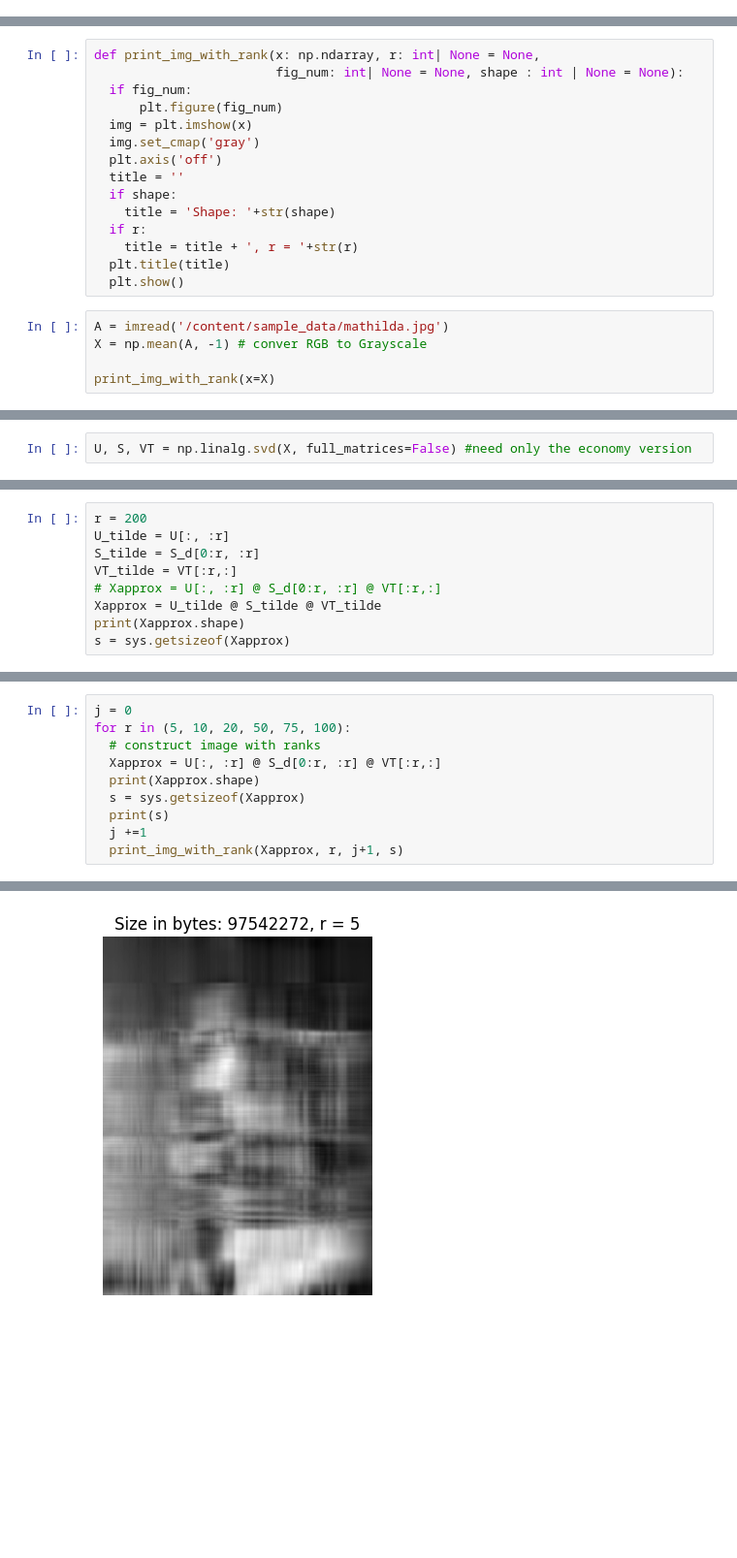
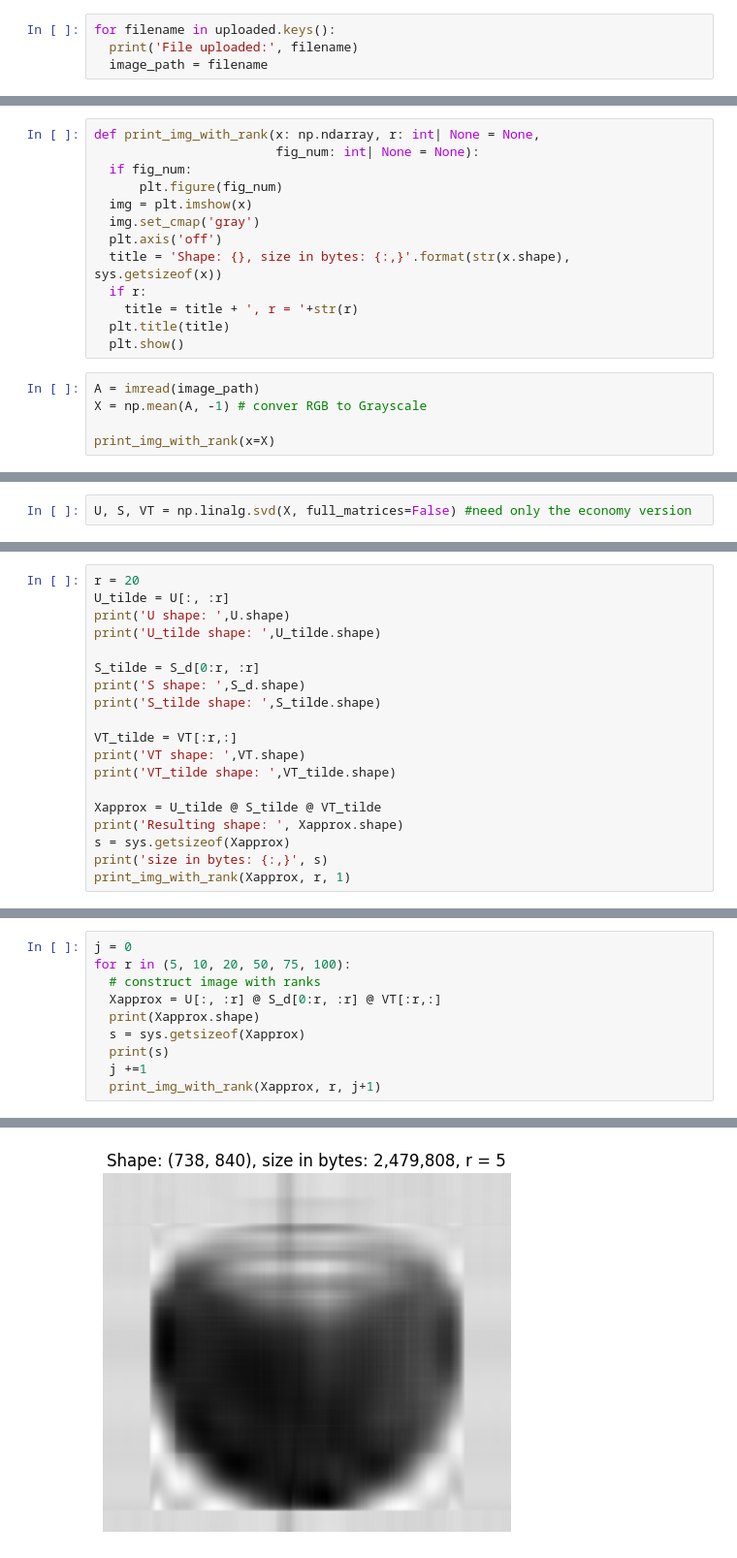
Before and after one commit to charbull/svd, a Jupyter notebook: SVD.ipynb, the cells around one changed output, grey strips where cells are left out. Shown: that part at 97% size. Cells and saved outputs as stored; diff of their text form; blank space fills up the shorter version.

```diff
--- a/SVD.ipynb
+++ b/SVD.ipynb
@@ -27,0 +41,4 @@ print(V)
+# %%
+for filename in uploaded.keys():
+  print('File uploaded:', filename)
+  image_path = filename
@@ -28,20 +47,18 @@ print(V)
 # %%
 def print_img_with_rank(x: np.ndarray, r: int| None = None,
-                        fig_num: int| None = None, shape : int | None = None):
+                        fig_num: int| None = None):
   if fig_num:
       plt.figure(fig_num)
   img = plt.imshow(x)
   img.set_cmap('gray')
   plt.axis('off')
-  title = ''
-  if shape:
-    title = 'Shape: '+str(shape)
+  title = 'Shape: {}, size in bytes: {:,}'.format(str(x.shape), sys.getsizeof(x))
   if r:
     title = title + ', r = '+str(r)
   plt.title(title)
   plt.show()
 # %%
-A = imread('/content/sample_data/mathilda.jpg')
+A = imread(image_path)
 X = np.mean(A, -1) # conver RGB to Grayscale
 
 print_img_with_rank(x=X)
@@ -72,10 +73,20 @@ S_d:  [[4.10771092e+05 0.00000000e+00 0.00000000e+00 ... 0.00000000e+00
 # %%
-r = 200
+r = 20
 U_tilde = U[:, :r]
+print('U shape: ',U.shape)
+print('U_tilde shape: ',U_tilde.shape)
+
 S_tilde = S_d[0:r, :r]
+print('S shape: ',S_d.shape)
+print('S_tilde shape: ',S_tilde.shape)
+
 VT_tilde = VT[:r,:]
-# Xapprox = U[:, :r] @ S_d[0:r, :r] @ VT[:r,:]
+print('VT shape: ',VT.shape)
+print('VT_tilde shape: ',VT_tilde.shape)
+
 Xapprox = U_tilde @ S_tilde @ VT_tilde
-print(Xapprox.shape)
+print('Resulting shape: ', Xapprox.shape)
 s = sys.getsizeof(Xapprox)
+print('size in bytes: {:,}', s)
+print_img_with_rank(Xapprox, r, 1)
 # %% [output]
@@ -89,5 +108,5 @@ for r in (5, 10, 20, 50, 75, 100):
   s = sys.getsizeof(Xapprox)
   print(s)
   j +=1
-  print_img_with_rank(Xapprox, r, j+1, s)
+  print_img_with_rank(Xapprox, r, j+1)
 # %% [output]
@@ -96 +115 @@ for r in (5, 10, 20, 50, 75, 100):
-[figure, old version]
+[figure, new version]
```
Also changed, not shown: parts of 9 cells of this notebook.
